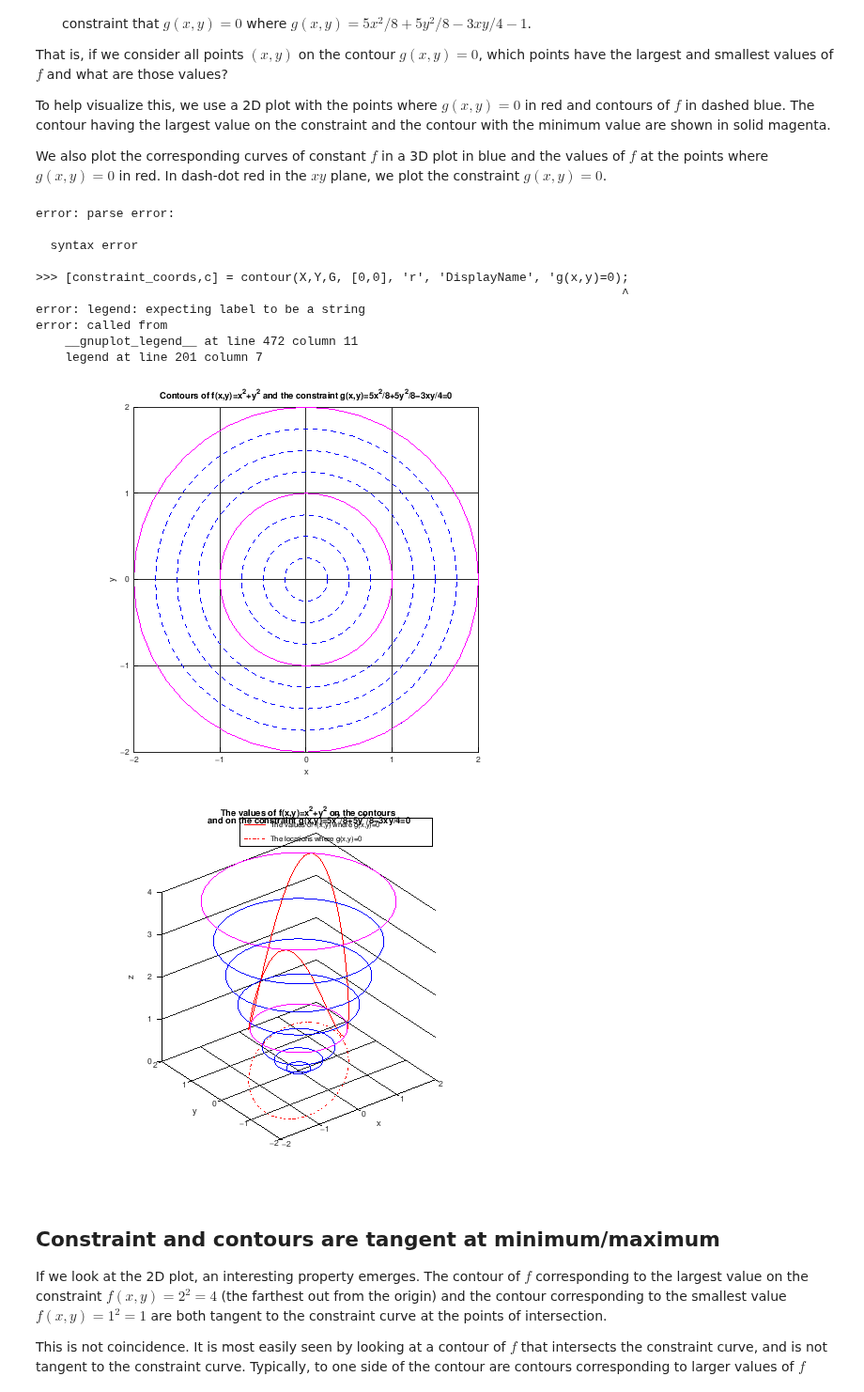
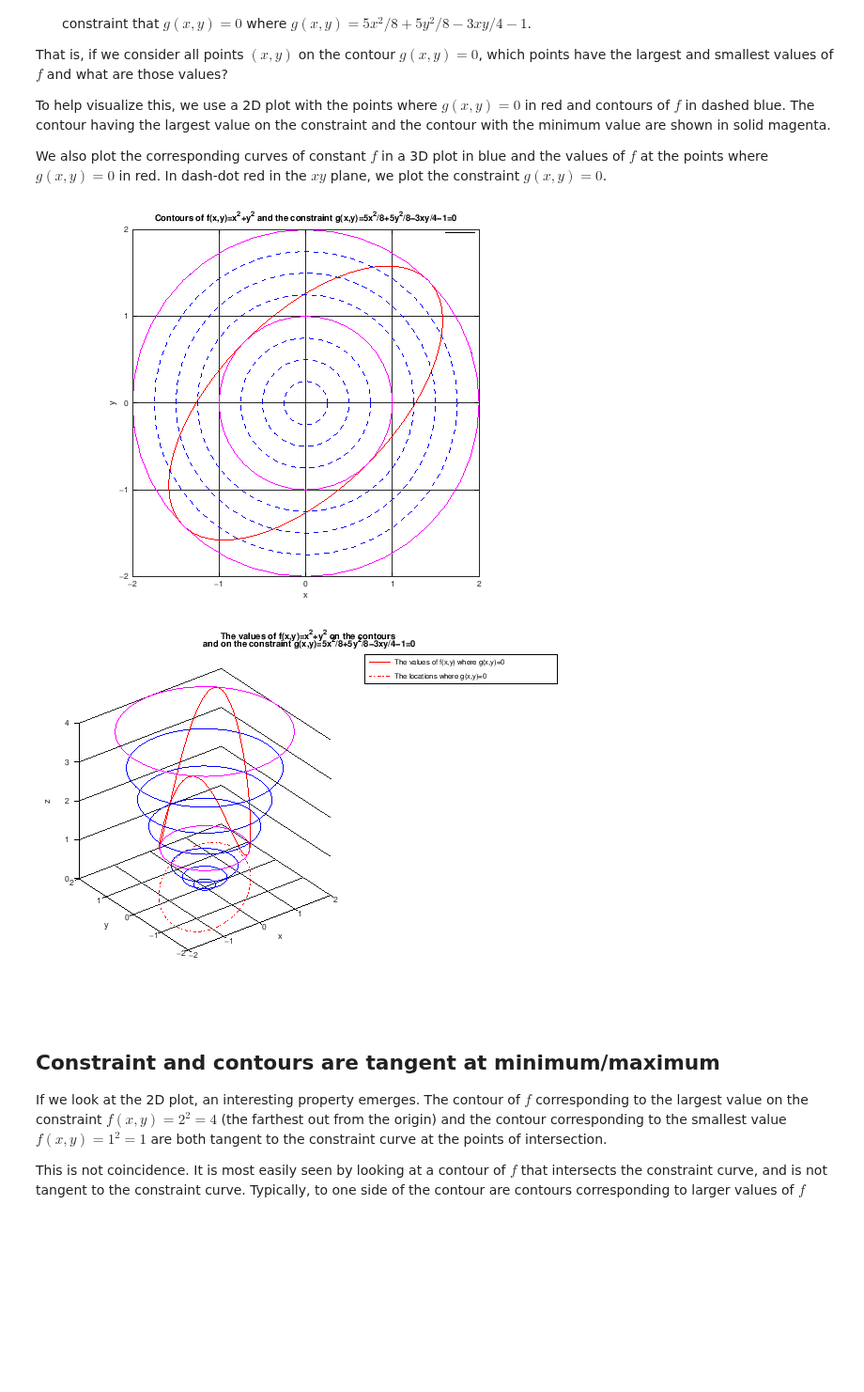
Before and after one commit to joelmiller/Laplace, a Jupyter notebook: docs/_sources/Differential_Calculus/Lagrange.ipynb, the cells around one changed output. Shown at 94% size. Saved outputs shown, nothing was run; the diff lists cells and outputs as text; code cells hidden in the pictures; blank space fills up the shorter version.

```diff
--- a/docs/_sources/Differential_Calculus/Lagrange.ipynb
+++ b/docs/_sources/Differential_Calculus/Lagrange.ipynb
@@ -43,7 +43,7 @@ G = 5*X.^2/8 + 5*Y.^2/8 -3*X.*Y/4 - 1;
 
 %the following command plots the points given by the constraint g(x,y)=0
 %and it creates a list of the x and y coordinates.
-[constraint_coords,c] = contour(X,Y,G, [0,0], 'r', 'DisplayName', 'g(x,y)=0);
+[constraint_coords,c] = contour(X,Y,G, [0,0], 'r', 'DisplayName', 'g(x,y)=0');
 constraint_x = constraint_coords(1,2:end); %x coordinates of the constraint points
 constraint_y = constraint_coords(2,2:end); %y coordinates of the constraint points
 daspect([1,1])
@@ -56,49 +56,39 @@ figure(2)
 plot3(constraint_x, constraint_y, constraint_x.^2+constraint_y.^2,'r', 'DisplayName', 'The values of f(x,y) where g(x,y)=0') #plot values on the constraint
 hold on
 plot3(constraint_x, constraint_y, zeros(size(constraint_x)),'r-.', 'DisplayName', 'The locations where g(x,y)=0') #plot the constraint points
 daspect([1,1])
 xlabel('x')
 ylabel('y')
 zlabel('z')
 
 
 for radius = [0:0.25:2]; #radius of the contour
     figure(1)
     plot(radius*cos(theta), radius*sin(theta), '--', 'Color', 'b')
     figure(2)
     plot3((radius)*cos(theta), (radius).*sin(theta), radius^2*ones(size(theta)), 'Color', 'b')
     hold on
 endfor
 
 for radius = [1,2]
     figure(1)
     plot(radius*cos(theta), radius*sin(theta), 'Color', 'm')
     figure(2)
     plot3((radius)*cos(theta), (radius).*sin(theta), radius^2*ones(size(theta)), 'Color', 'm')
 endfor
 
 figure(1)
 grid on
-title('Contours of f(x,y)=x^2+y^2 and the constraint g(x,y)=5x^2/8+5y^2/8-3xy/4=0')
-legend("location", 'northeast', 'FontSize', 10)
+title('Contours of f(x,y)=x^2+y^2 and the constraint g(x,y)=5x^2/8+5y^2/8-3xy/4-1=0')
+legend("location", 'northeast')
 
 figure(2)
 grid on
-title('The values of f(x,y)=x^2+y^2 on the contours\n and on the constraint g(x,y)=5x^2/8+5y^2/8-3xy/4=0')
-legend("location", 'northeast')
+title('The values of f(x,y)=x^2+y^2 on the contours\n and on the constraint g(x,y)=5x^2/8+5y^2/8-3xy/4-1=0')
+legend("location", 'northeastoutside')
 # %% [output]
-error: parse error:
-
-  syntax error
-
->>> [constraint_coords,c] = contour(X,Y,G, [0,0], 'r', 'DisplayName', 'g(x,y)=0);
-                                                                                ^
-error: legend: expecting label to be a string
-error: called from
-    __gnuplot_legend__ at line 472 column 11
-    legend at line 201 column 7
-[figure, old version]
+[figure, new version]
-[figure, old version]
+[figure, new version]
 # %% [markdown]
 ## Constraint and contours are tangent at minimum/maximum
 
```
Also changed, not shown: parts of 8 cells of this notebook, 7 other files.
